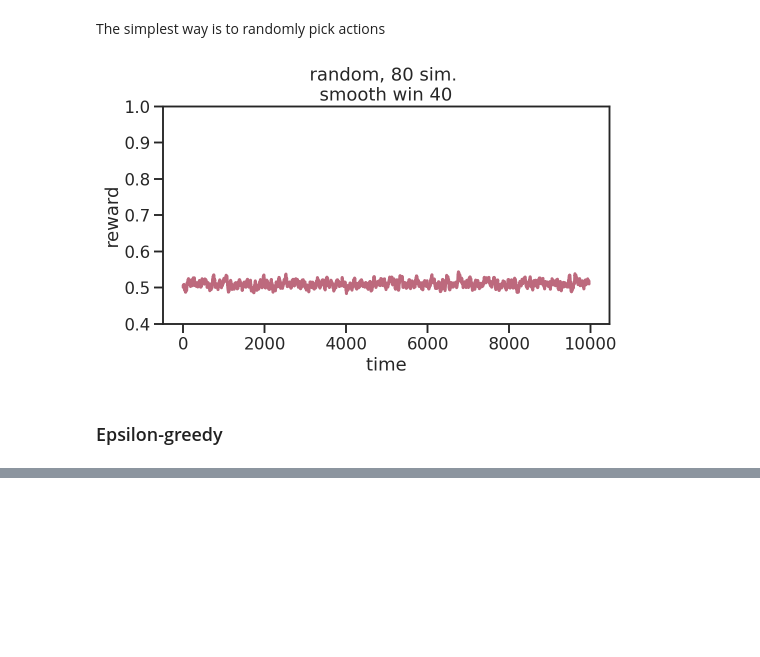
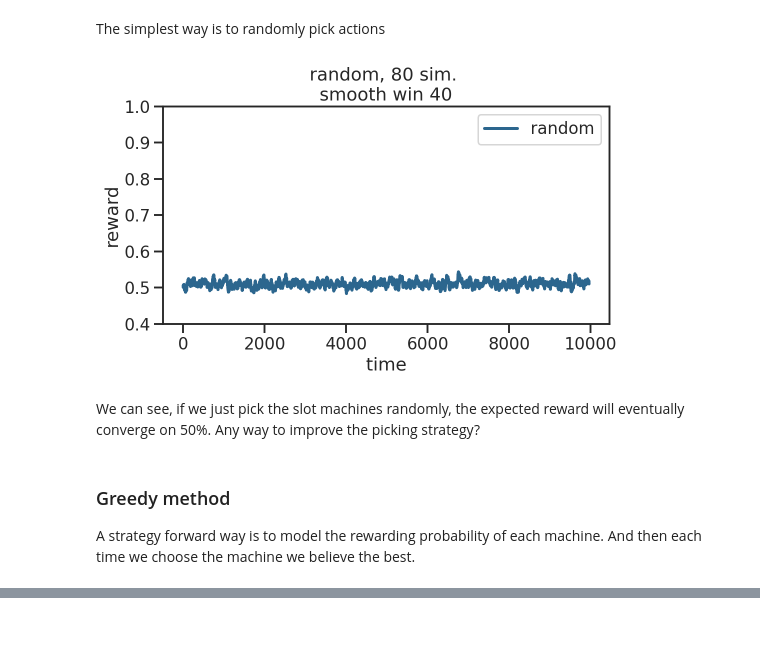
Before and after one commit to fangzefunny/Some-Topics, a Jupyter notebook: UCB.ipynb, the cells around one changed output, grey strips where cells are left out. Cells and saved outputs as stored; diff of their text form; code cells hidden in the pictures; blank space fills up the shorter version.

```diff
--- a/UCB.ipynb
+++ b/UCB.ipynb
@@ -70,24 +70,32 @@ def sim(agent, params, n_sim=20, seed=1234):
         avg_rew_hist += bandits(agent, params, seed) / n_sim
     return avg_rew_hist
 # %%
-def viz_reward(agent, params, win_sz=40, n_sim=80):
-    rew_hist = sim(agent, params, n_sim=n_sim)
-    # simple moving average
-    rew_hist = pd.Series(rew_hist).rolling(win_sz
-                ).mean().values[win_sz-1:]
+def viz_reward(agents, params, win_sz=40, n_sim=80):
+    rew_hists = []
+    for agent, param in zip(agents, params):
+        rew_hist = sim(agent, param, n_sim=n_sim)
+        # simple moving average
+        rew_hist = pd.Series(rew_hist).rolling(win_sz
+                    ).mean().values[win_sz-1:]
+        rew_hists.append(rew_hist)
     ts = np.arange(1, len(rew_hist)+1)
     plt.figure(figsize=(8, 4))
-    sns.lineplot(x=ts, y=rew_hist,
-                    lw=3, color=viz.Red)
+    for j, rew_hist in enumerate(rew_hists):
+        sns.lineplot(x=ts, y=rew_hist,
+                    lw=3, color=viz.Palette[j])
+    plt.legend([agent.name for agent in agents])
     plt.ylim([.4, 1])
     plt.ylabel('reward')
     plt.xlabel('time')
     plt.title(f'{agent.name}, {n_sim} sim. \nsmooth win {win_sz}')
 # %%
-
-viz_reward(rand, params=[])
+viz_reward([rand], params=[[]])
 # %% [output]
-[figure, old version]
+[figure, new version]
-# %% [markdown]
-### Epsilon-greedy
+# %% [markdown]
+We can see, if we just pick the slot machines randomly, the expected reward will eventually converge on 50%. Any way to improve the picking strategy?
+# %% [markdown]
+### Greedy method
+
+A strategy forward way is to model the rewarding probability of each machine. And then each time we choose the machine we believe the best.
 # %%
```
Also changed, not shown: parts of 17 cells of this notebook.
